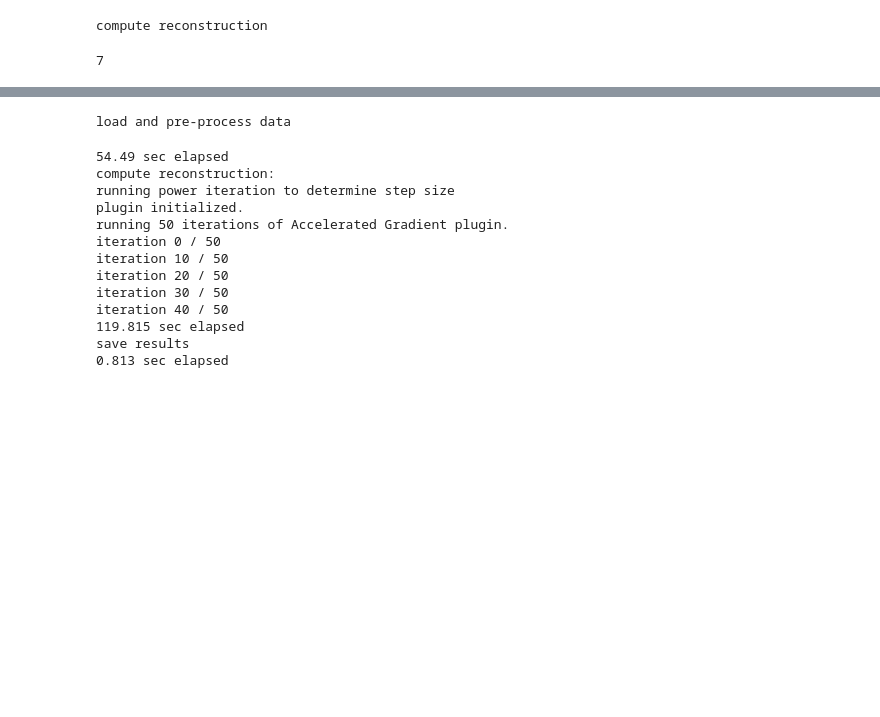
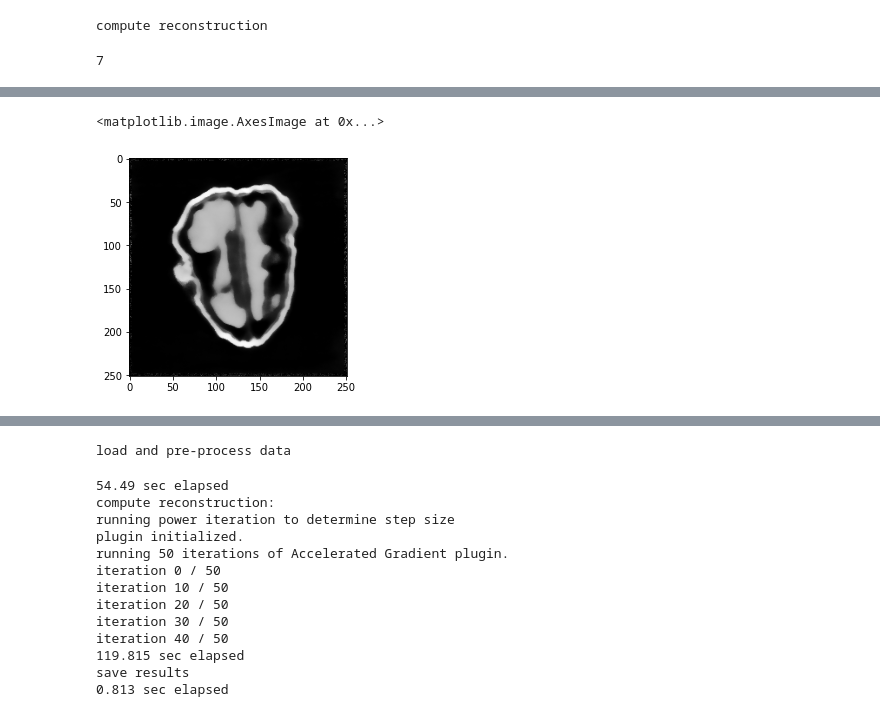
Before and after one commit to PranjalSahu/WalnutReconstructionCodes, a Jupyter notebook: test1.ipynb, the cells around one changed output, grey strips where cells are left out. Saved outputs shown, nothing was run; the diff lists cells and outputs as text; code cells hidden in the pictures; blank space fills up the shorter version.

```diff
--- a/test1.ipynb
+++ b/test1.ipynb
@@ -381,0 +549,6 @@ p =  np.reshape(r, [972, 360, 768])
+# %%
+# 0.05
+plt.imshow(vol_rec[:, 160, :], cmap='gray')
+# %% [output]
+<matplotlib.image.AxesImage at 0x...>
+[figure, added]
```
Also changed, not shown: parts of 18 cells of this notebook.
